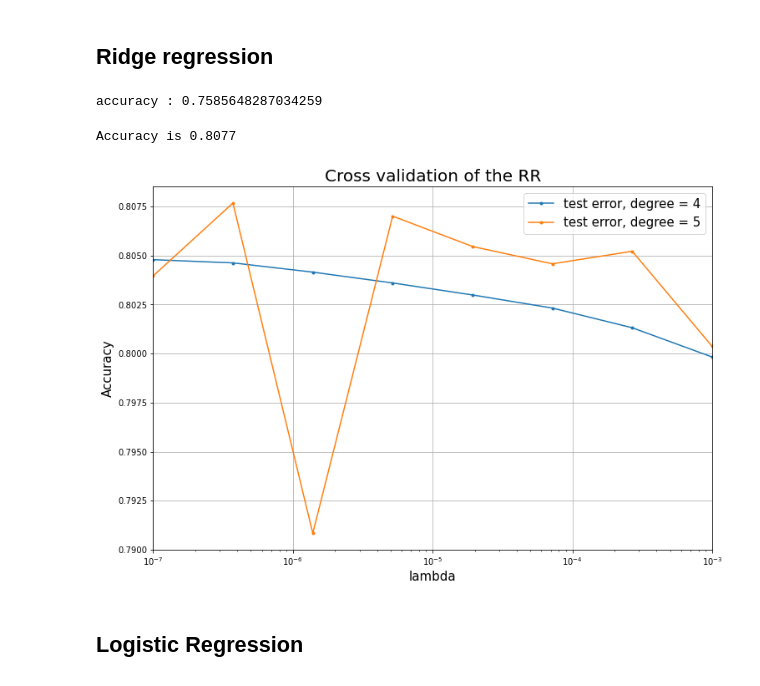
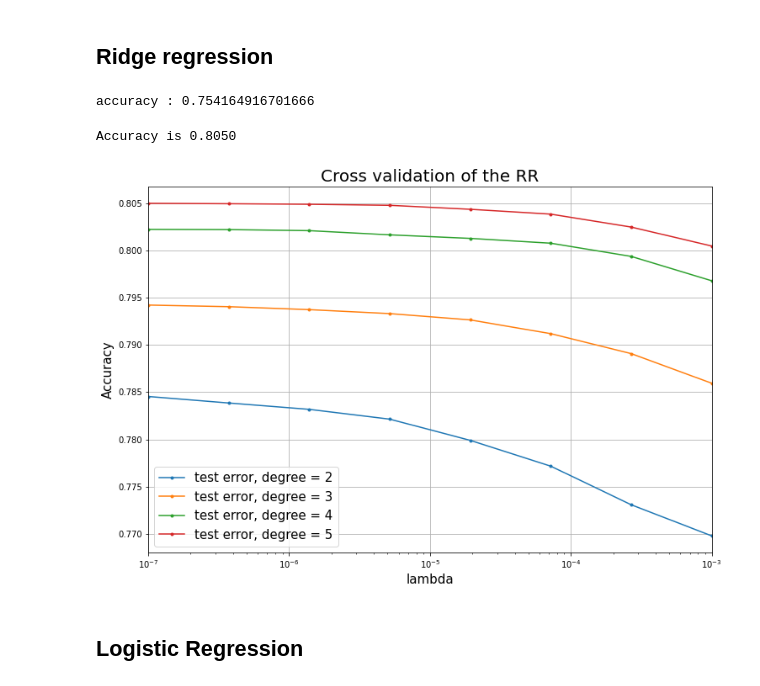
Before and after one commit to SonyaBlinova/ml-project-1-SES, a Jupyter notebook: project1.ipynb, the cells around one changed output. Saved outputs shown, nothing was run; the diff lists cells and outputs as text; code cells hidden in the pictures.

```diff
--- a/project1.ipynb
+++ b/project1.ipynb
@@ -139,23 +130,24 @@ accuracy : 0.7587448251034979
 # %% [markdown]
 ## Ridge regression
 # %%
+lambda_ = 1e-7
 y_preds = []
 for i in range(4):
-    w, loss = ridge_regression(y_trains[i], x_trains[i], lambda_=1e-4)
+    w, loss = ridge_regression(y_trains[i], x_trains[i], lambda_)
     y_pred = predict_labels(w, x_tests[i])
     y_preds.append(y_pred)
 print("accuracy :", accuracy(np.array(np.concatenate(y_preds)), np.array(np.concatenate(y_tests))))
 # %% [output]
-accuracy : 0.7585648287034259
+accuracy : 0.754164916701666
 # %%
 # parameters setting
 type_ = 'RR'
 bd_left = -7
 bd_right = -3
 # grid for hyperparameters
 lambdas = np.logspace(bd_left, bd_right, 8)
-degrees = np.arange(4, 6)
+degrees = np.arange(2, 6)
 cross_validation_demo(type_=type_, y=jet_labels, tx=jet_groups, bd_left=bd_left, bd_right=bd_right, lambdas=lambdas, degrees=degrees, seed=seed)
 # %% [output]
-Accuracy is 0.8077
+Accuracy is 0.8050
-[figure, old version]
+[figure, new version]
```
Also changed, not shown: parts of 18 cells of this notebook, 1 other file.
